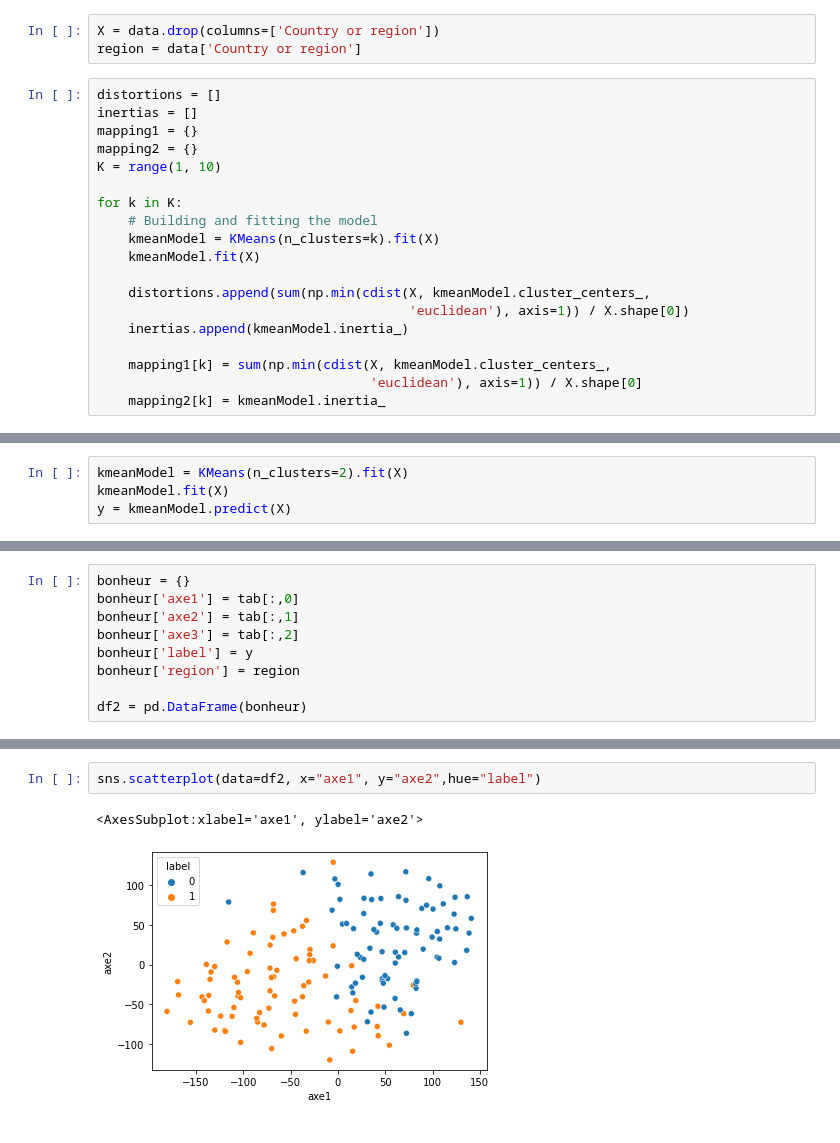
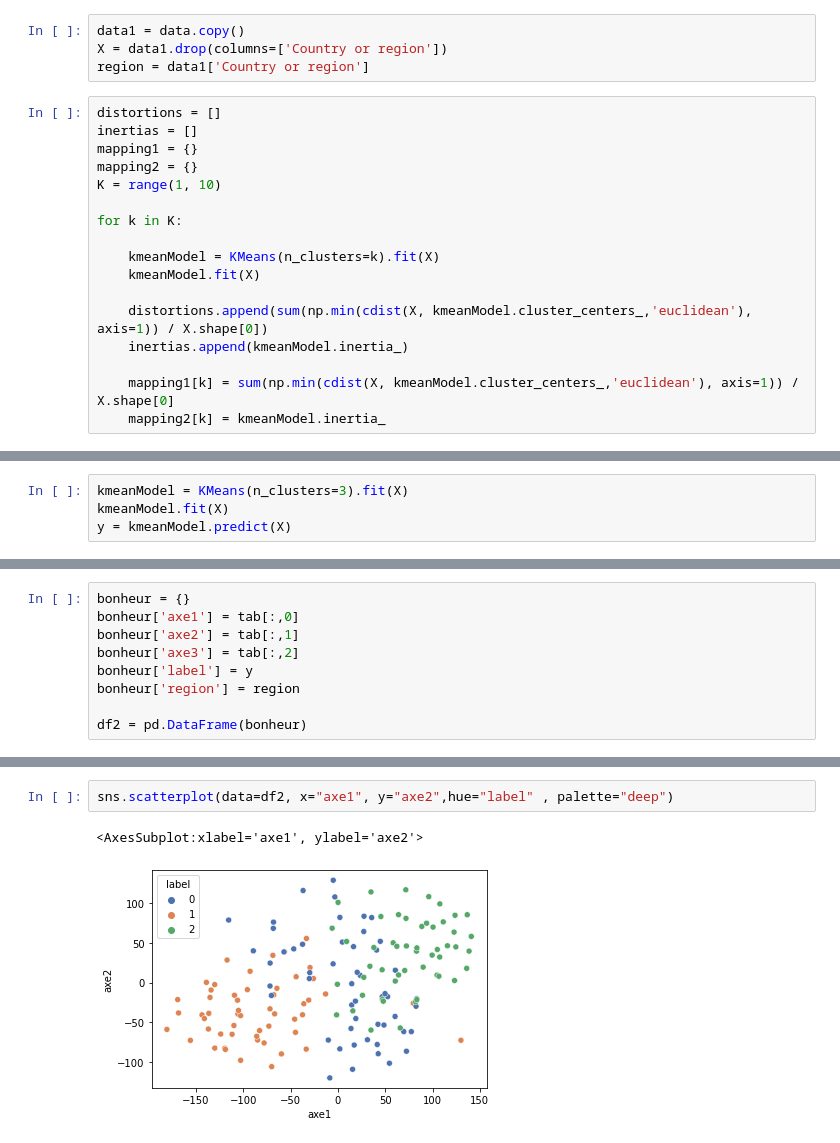
Before and after one commit to bourydamien/Projet_bonheur, a Jupyter notebook: Rapport_bonheur.ipynb, the cells around one changed output, grey strips where cells are left out. Cells and saved outputs as stored; diff of their text form.

```diff
--- a/Rapport_bonheur.ipynb
+++ b/Rapport_bonheur.ipynb
@@ -41,6 +45,7 @@ data.shape
 # %%
-X = data.drop(columns=['Country or region'])
-region = data['Country or region']
+data1 = data.copy()
+X = data1.drop(columns=['Country or region'])
+region = data1['Country or region']
 # %%
 distortions = []
 inertias = []
@@ -49,14 +54,12 @@ mapping2 = {}
 K = range(1, 10)
 
 for k in K:
-    # Building and fitting the model
+
     kmeanModel = KMeans(n_clusters=k).fit(X)
     kmeanModel.fit(X)
 
-    distortions.append(sum(np.min(cdist(X, kmeanModel.cluster_centers_,
-                                        'euclidean'), axis=1)) / X.shape[0])
+    distortions.append(sum(np.min(cdist(X, kmeanModel.cluster_centers_,'euclidean'), axis=1)) / X.shape[0])
     inertias.append(kmeanModel.inertia_)
 
-    mapping1[k] = sum(np.min(cdist(X, kmeanModel.cluster_centers_,
-                                   'euclidean'), axis=1)) / X.shape[0]
+    mapping1[k] = sum(np.min(cdist(X, kmeanModel.cluster_centers_,'euclidean'), axis=1)) / X.shape[0]
     mapping2[k] = kmeanModel.inertia_
@@ -85,7 +108,7 @@ plt.show()
 # %%
 # 3 et 2
 # %%
-kmeanModel = KMeans(n_clusters=2).fit(X)
+kmeanModel = KMeans(n_clusters=3).fit(X)
 kmeanModel.fit(X)
 y = kmeanModel.predict(X)
 # %%
@@ -131,9 +158,9 @@ df2
 156 rows × 5 columns
 # %%
-sns.scatterplot(data=df2, x="axe1", y="axe2",hue="label")
+sns.scatterplot(data=df2, x="axe1", y="axe2",hue="label" , palette="deep")
 # %% [output]
 <AxesSubplot:xlabel='axe1', ylabel='axe2'>
-[figure, old version]
+[figure, new version]
 # %%
 import plotly.express as px
 
```
Also changed, not shown: parts of 11 cells of this notebook.
